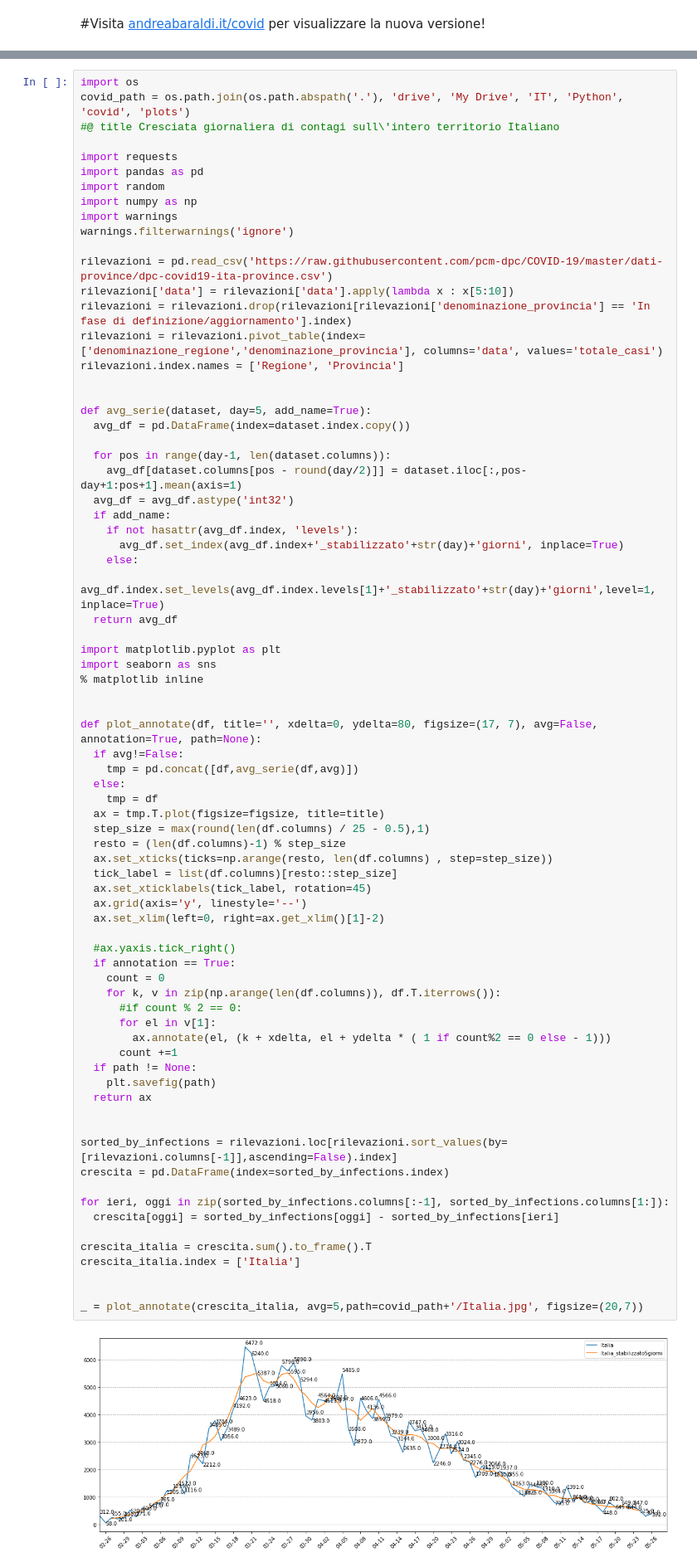
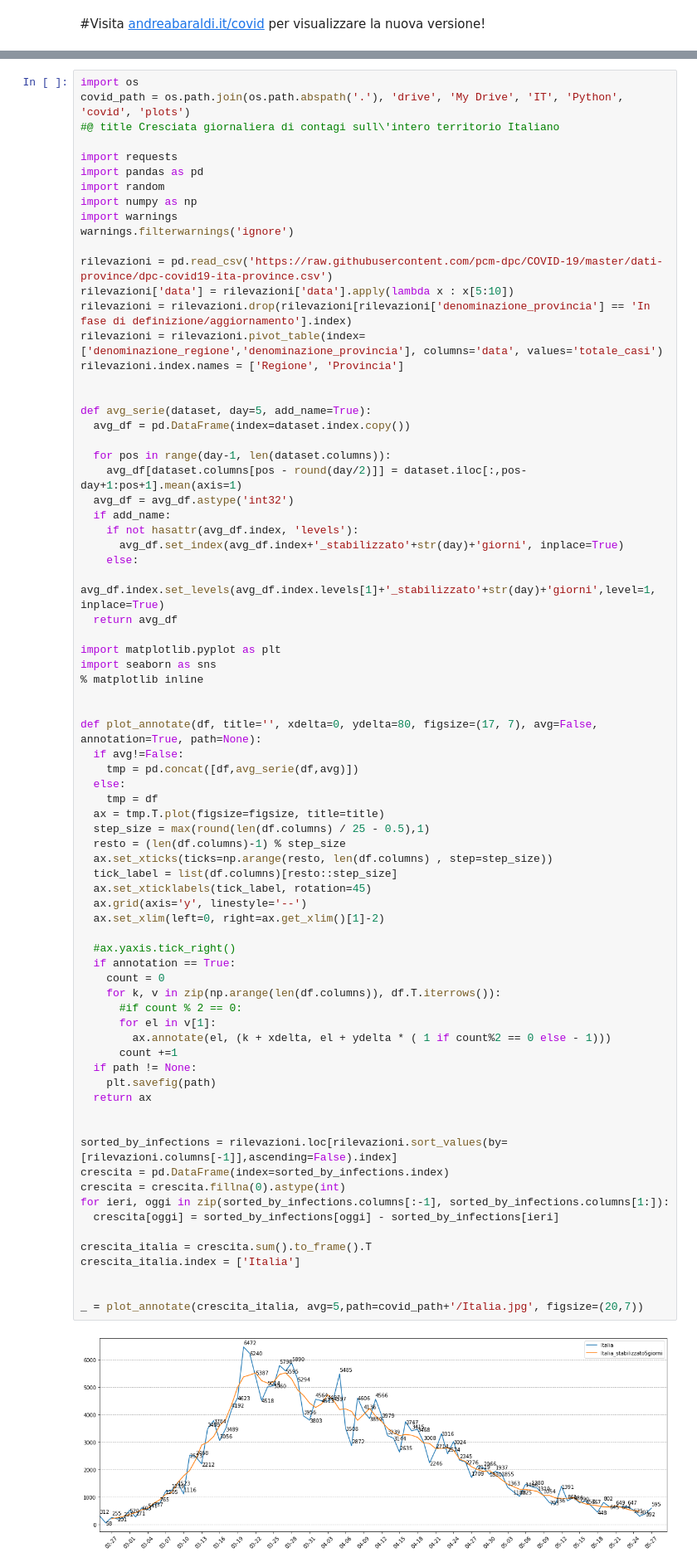
Before and after one commit to baraldian/analyzing-covid-infections-italy, a Jupyter notebook: Andamento COVID.ipynb, the cells around one changed output, grey strips where cells are left out. Shown at 83% size. Drawn from its saved outputs; the diff is of its cells as text.

```diff
--- a/Andamento COVID.ipynb
+++ b/Andamento COVID.ipynb
@@ -57,35 +57,35 @@ def plot_annotate(df, title='', xdelta=0, ydelta=80, figsize=(17, 7), avg=False,
   ax.set_xticks(ticks=np.arange(resto, len(df.columns) , step=step_size))
   tick_label = list(df.columns)[resto::step_size]
   ax.set_xticklabels(tick_label, rotation=45)
   ax.grid(axis='y', linestyle='--')
   ax.set_xlim(left=0, right=ax.get_xlim()[1]-2)
 
   #ax.yaxis.tick_right()
   if annotation == True:
     count = 0
     for k, v in zip(np.arange(len(df.columns)), df.T.iterrows()):
       #if count % 2 == 0:
       for el in v[1]:
         ax.annotate(el, (k + xdelta, el + ydelta * ( 1 if count%2 == 0 else - 1)))
       count +=1
   if path != None:
     plt.savefig(path)
   return ax
 
 
 sorted_by_infections = rilevazioni.loc[rilevazioni.sort_values(by=[rilevazioni.columns[-1]],ascending=False).index]
 crescita = pd.DataFrame(index=sorted_by_infections.index)
-
+crescita = crescita.fillna(0).astype(int)
 for ieri, oggi in zip(sorted_by_infections.columns[:-1], sorted_by_infections.columns[1:]):
   crescita[oggi] = sorted_by_infections[oggi] - sorted_by_infections[ieri]
 
 crescita_italia = crescita.sum().to_frame().T
 crescita_italia.index = ['Italia']
 
 
 _ = plot_annotate(crescita_italia, avg=5,path=covid_path+'/Italia.jpg', figsize=(20,7))
 # %% [output]
-[figure, old version]
+[figure, new version]
 # %%
 #@ title Crescita giornaliere di contagi per le province con maggior crescita
 ax = plot_annotate(crescita.sort_values(by=crescita.columns[-1], ascending=False).head(5),path=covid_path+'/Provincie-01.jpg')
```
Also changed, not shown: parts of 10 cells of this notebook, 11 other files.
